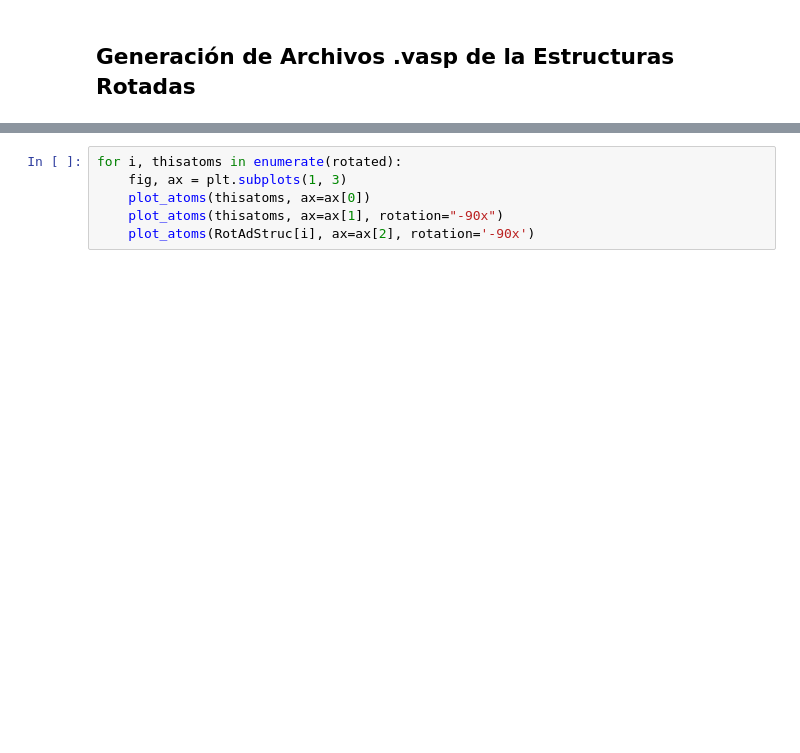
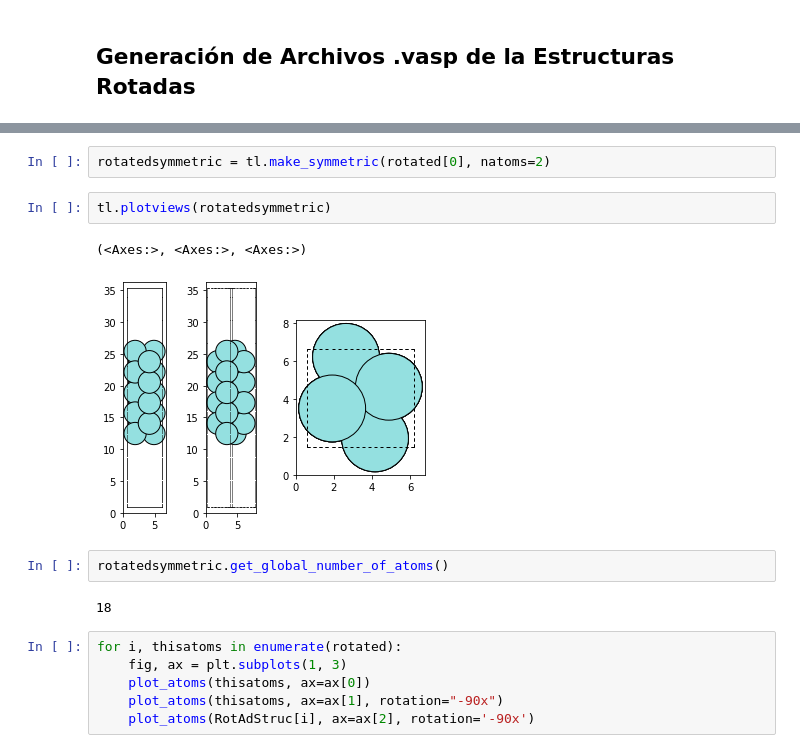
Before and after one commit to Division-Aleaciones-Especiales/ZrO2-Fractura, a Jupyter notebook: GenEstructuraRotada.ipynb, the cells around one changed output, grey strips where cells are left out. Drawn from its saved outputs; the diff is of its cells as text; blank space fills up the shorter version.

```diff
--- a/GenEstructuraRotada.ipynb
+++ b/GenEstructuraRotada.ipynb
@@ -44,3 +54,14 @@ for i in range(0, len(planos)):
+# %%
+rotatedsymmetric = tl.make_symmetric(rotated[0], natoms=2)
+# %%
+tl.plotviews(rotatedsymmetric)
+# %% [output]
+(<Axes:>, <Axes:>, <Axes:>)
+[figure, added]
+# %%
+rotatedsymmetric.get_global_number_of_atoms()
+# %% [output]
+18
 # %%
 for i, thisatoms in enumerate(rotated):
     fig, ax = plt.subplots(1, 3)
```
Also changed, not shown: parts of 8 cells of this notebook.
